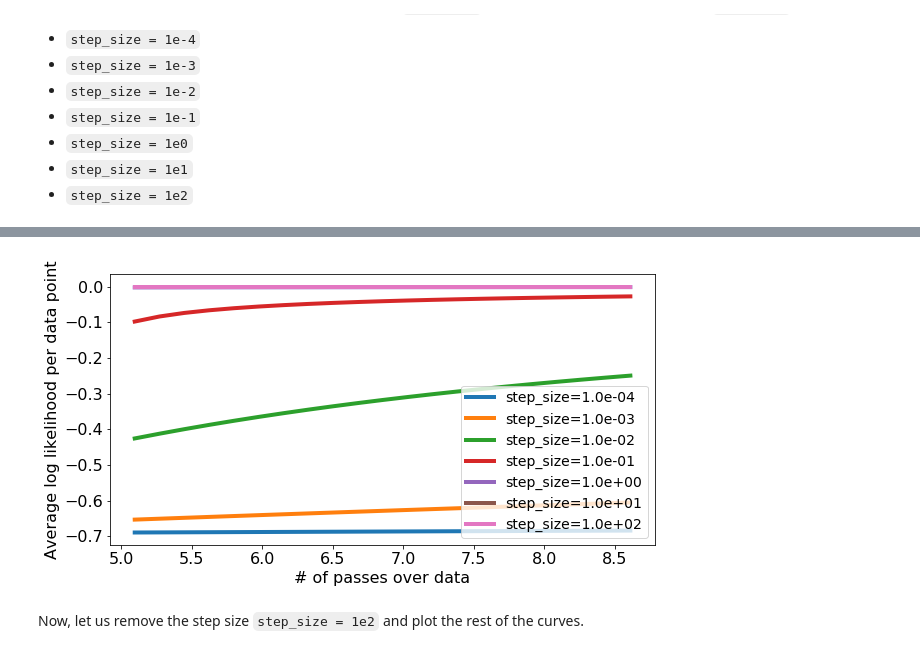
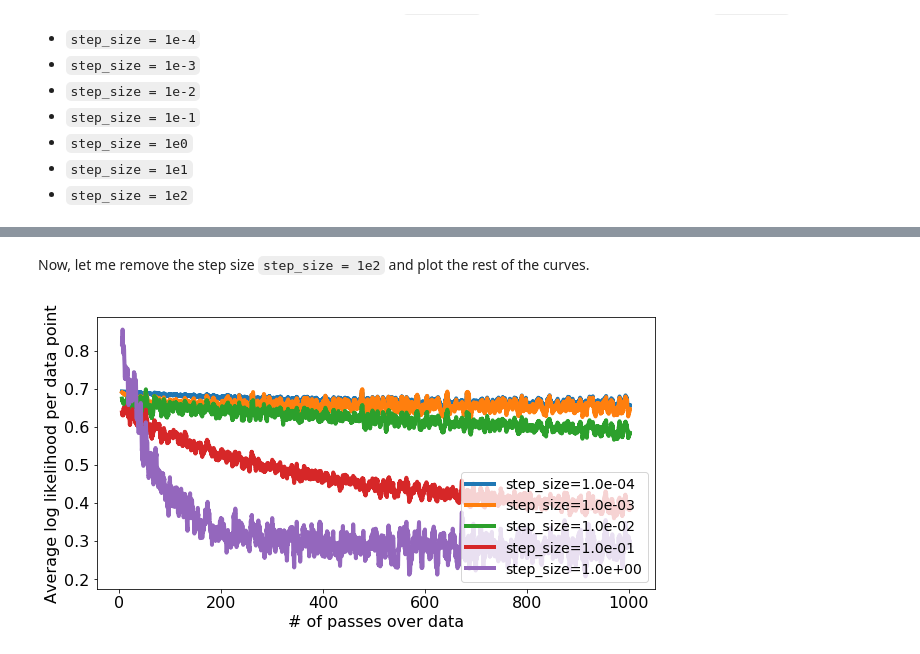
Before and after one commit to anvaribs/SDS385, a Jupyter notebook: exercises/exercises02/src/Logistic_Regression_via_Stochastic_Gradient_Descent.ipynb, the cells around one changed output, grey strips where cells are left out. Saved outputs shown, nothing was run; the diff lists cells and outputs as text; code cells hidden in the pictures.

```diff
--- a/exercises/exercises02/src/Logistic_Regression_via_Stochastic_Gradient_Descent.ipynb
+++ b/exercises/exercises02/src/Logistic_Regression_via_Stochastic_Gradient_Descent.ipynb
@@ -259,13 +259,16 @@ def logistic_regression_SG(feature_matrix, label, initial_coefficients, step_siz
 #     label = label[permutation]
 
     itr = 0
+
+
     # Do a linear scan over data
     for i in range(num_epochs):
 
         seed = seed + 1
         minibatches = random_mini_batches(feature_matrix, label, batch_size, seed)
-
+        k = 0  # index of current batch
         for minibatch in minibatches:
+            max_iter = num_epochs * len(minibatches)
             (minibatch_X, minibatch_Y) = minibatch
             itr = itr + 1
 
@@ -290,20 +293,23 @@ def logistic_regression_SG(feature_matrix, label, initial_coefficients, step_siz
 
                 # compute the product of the step size, the derivative, and the **normalization constant** (1./batch_size)
                 coefficients[j] += (1./batch_size) * step_size* derivative
+#                 coefficients[j] += step_size* derivative
+
 
             # Checking whether log likelihood is increasing
             # Print the log likelihood over the *current batch*
             lp = compute_avg_log_likelihood(minibatch_X, minibatch_Y,
                                             coefficients)
             log_likelihood_all.append(lp)
-#             if itr <= 15 or (itr <= 1000 and itr % 100 == 0) or (itr <= 10000 and itr % 1000 == 0) \
-#              or itr % 10000 == 0 or itr == max_iter-1:
-#                 data_size = len(feature_matrix)
-#                 print ('Iteration %*d: Average log likelihood (of data points in batch [%0*d:%0*d]) = %.8f' % \
-#                     (int(np.ceil(np.log10(max_iter))), itr, \
-#                      int(np.ceil(np.log10(data_size))), i, \
-#                      int(np.ceil(np.log10(data_size))), i+batch_size, lp))
+            if itr <= 15 or (itr <= 1000 and itr % 100 == 0) or (itr <= 10000 and itr % 1000 == 0) \
+             or itr % 10000 == 0 or itr == max_iter-1:
+                data_size = len(feature_matrix)
+                print ('Iteration %*d: Average log likelihood (of data points in batch [%0*d:%0*d]) = %.8f' % \
+                    (int(np.ceil(np.log10(max_iter))), itr, \
+                     int(np.ceil(np.log10(data_size))), k, \
+                     int(np.ceil(np.log10(data_size))), k+batch_size, lp))
 
+            k = k + batch_size
 #             # if we made a complete pass over data, shuffle and restart
 #             i += batch_size
 #             if i+batch_size > len(feature_matrix):
@@ -391,8 +423,7 @@ With the terminology in mind, let us run stochastic gradient ascent for 10 passe
 * `batch_size=100`
 * `initial_coefficients` to all zeros.
 # %%
-train_set_x, train_set_y, test_set_x, test_set_y = load_wbdc_data()
-print(len(train_set_x))
+train_set_x, train_set_y, _,_ = load_wbdc_data()
 
 step_size = 1e-1
 batch_size = 10
@@ -401,5 +432,5 @@ num_iterations = num_passes * int(len(train_set_x)/batch_size)
 
 coefficients_sgd, log_likelihood_sgd = logistic_regression_SG(train_set_x, train_set_y,
                                        initial_coefficients=np.zeros(11),
-                                       step_size=1e-1, batch_size=10, max_iter=num_iterations)
+                                       step_size=1e-1, batch_size=10, num_epochs = num_passes)
 # %% [output]
@@ -510,8 +539,8 @@ To start, we explore a wide range of step sizes that are equally spaced in the l
 * `batch_size=100`
 * `max_iter` initialized so as to run 10 passes over the data.
 # %%
-batch_size = 100
-num_passes = 10
+batch_size = 10
+num_passes = 100
 num_iterations = num_passes * int(len(train_set_x)/batch_size)
 
 coefficients_sgd = {}
@@ -519,5 +548,5 @@ log_likelihood_sgd = {}
 for step_size in np.logspace(-4, 2, num=7):
     coefficients_sgd[step_size], log_likelihood_sgd[step_size] = logistic_regression_SG(train_set_x, train_set_y,
                                        initial_coefficients=np.zeros(11),
-                                       step_size=step_size, batch_size=100, max_iter=num_iterations)
+                                       step_size=step_size, batch_size=10, num_epochs = num_passes)
 # %% [output]
@@ -550,3 +584,7 @@ Now, we will plot the change in log likelihood using the `make_plot` for each of
 * `step_size = 1e0`
 * `step_size = 1e1`
 * `step_size = 1e2`
+# %%
+for step_size in np.logspace(-4, 2, num=7):
+    make_plot(log_likelihood_sgd[step_size], len_data=len(train_set_x), batch_size=10,
+              smoothing_window=30, label='step_size=%.1e'%step_size)
@@ -553,8 +593,8 @@ Now, we will plot the change in log likelihood using the `make_plot` for each of
+# %% [markdown]
+Now, let me remove the step size `step_size = 1e2` and plot the rest of the curves.
 # %%
-for step_size in np.logspace(-4, 2, num=7):
+for step_size in np.logspace(-4, 2, num=7)[0:5]:
     make_plot(log_likelihood_sgd[step_size], len_data=len(train_set_x), batch_size=100,
               smoothing_window=30, label='step_size=%.1e'%step_size)
 # %% [output]
-[figure, old version]
+[figure, new version]
-# %% [markdown]
-Now, let us remove the step size `step_size = 1e2` and plot the rest of the curves.
```
Also changed, not shown: parts of 31 cells of this notebook.
